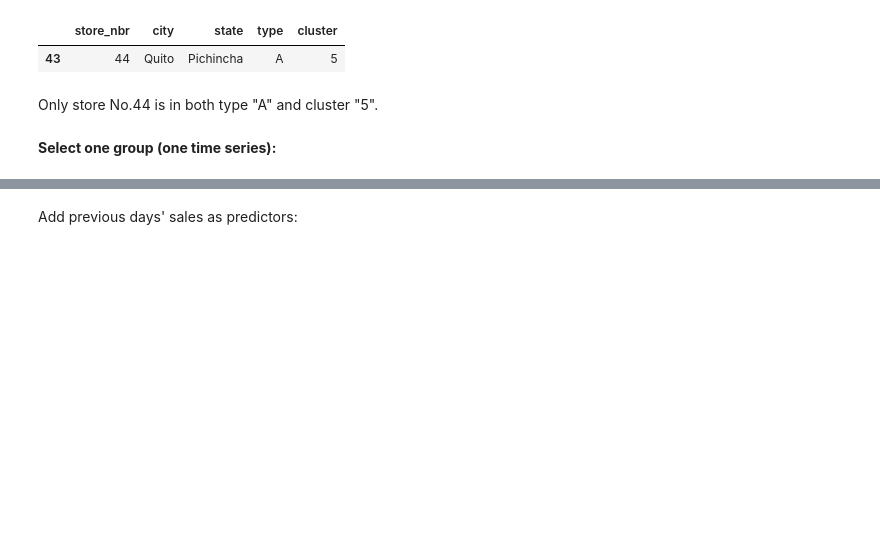
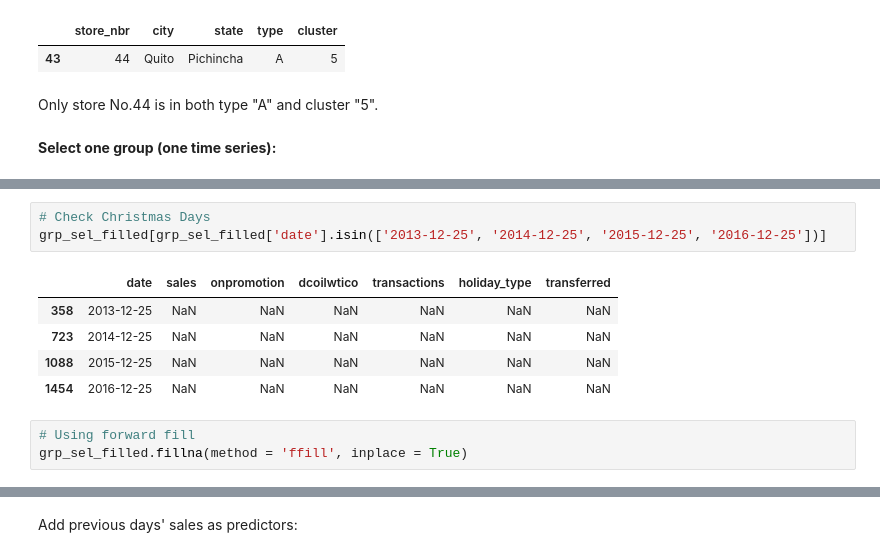
Before and after one commit to zxie9/Capstone-Project-Two, a Jupyter notebook: Notebooks/3. Exploratory Data Analysis.ipynb, the cells around one changed output, grey strips where cells are left out. Drawn from its saved outputs; the diff is of its cells as text; blank space fills up the shorter version.

```diff
--- a/Notebooks/3. Exploratory Data Analysis.ipynb
+++ b/Notebooks/3. Exploratory Data Analysis.ipynb
@@ -415,0 +430,12 @@ grp_sel.head()
+# %%
+# Check Christmas Days
+grp_sel_filled[grp_sel_filled['date'].isin(['2013-12-25', '2014-12-25', '2015-12-25', '2016-12-25'])]
+# %% [output]
+|  | date | sales | onpromotion | dcoilwtico | transactions | holiday_type | transferred |
+| 358 | 2013-12-25 | NaN | NaN | NaN | NaN | NaN | NaN |
+| 723 | 2014-12-25 | NaN | NaN | NaN | NaN | NaN | NaN |
+| 1088 | 2015-12-25 | NaN | NaN | NaN | NaN | NaN | NaN |
+| 1454 | 2016-12-25 | NaN | NaN | NaN | NaN | NaN | NaN |
+# %%
+# Using forward fill
+grp_sel_filled.fillna(method = 'ffill', inplace = True)
```
Also changed, not shown: parts of 14 cells of this notebook.
